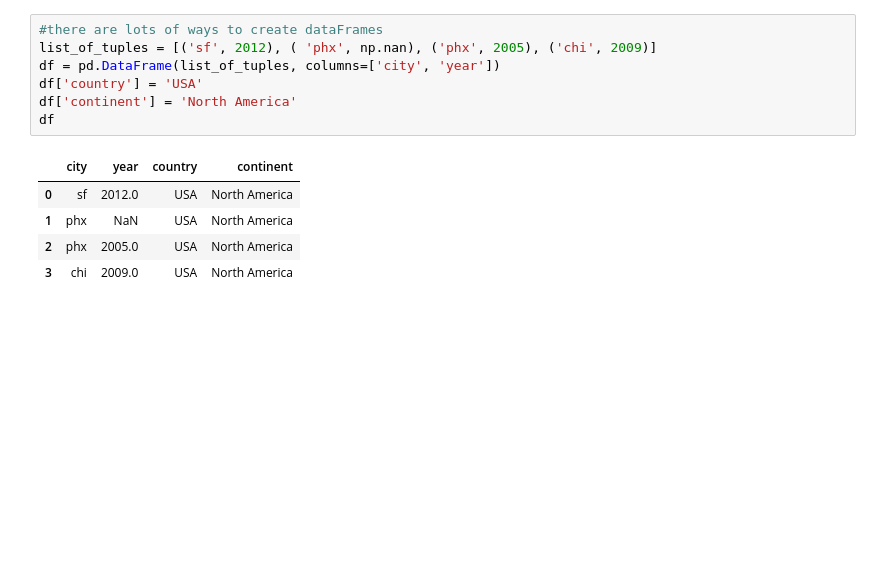
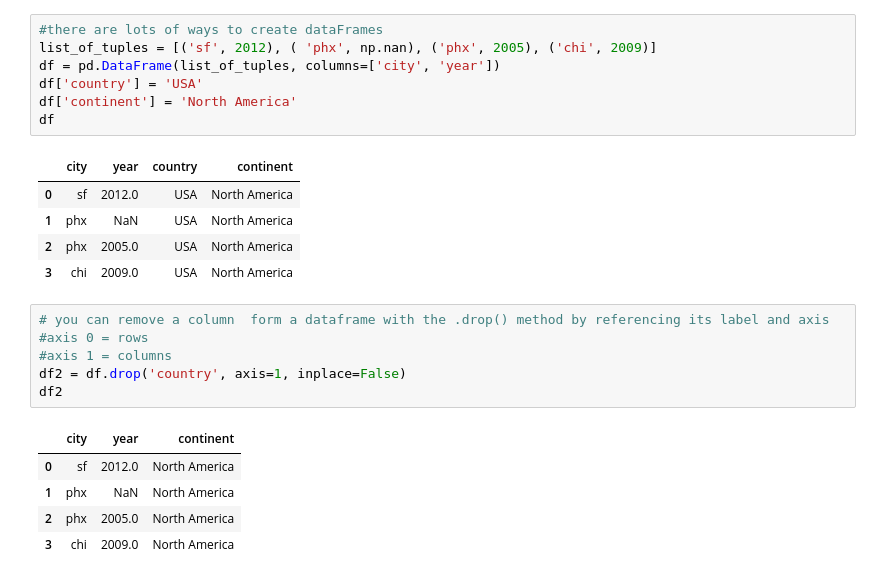
Before and after one commit to jrcomitre/pandas, a Jupyter notebook: lesson5.ipynb, the cells around one changed output. Drawn from its saved outputs; the diff is of its cells as text; blank space fills up the shorter version.

```diff
--- a/lesson5.ipynb
+++ b/lesson5.ipynb
@@ -198,3 +198,15 @@ df
 | 1 | phx | NaN | USA | North America |
 | 2 | phx | 2005.0 | USA | North America |
 | 3 | chi | 2009.0 | USA | North America |
+# %%
+# you can remove a column  form a dataframe with the .drop() method by referencing its label and axis
+#axis 0 = rows
+#axis 1 = columns
+df2 = df.drop('country', axis=1, inplace=False)
+df2
+# %% [output]
+|  | city | year | continent |
+| 0 | sf | 2012.0 | North America |
+| 1 | phx | NaN | North America |
+| 2 | phx | 2005.0 | North America |
+| 3 | chi | 2009.0 | North America |
```
Also changed, not shown: parts of 10 cells of this notebook.
